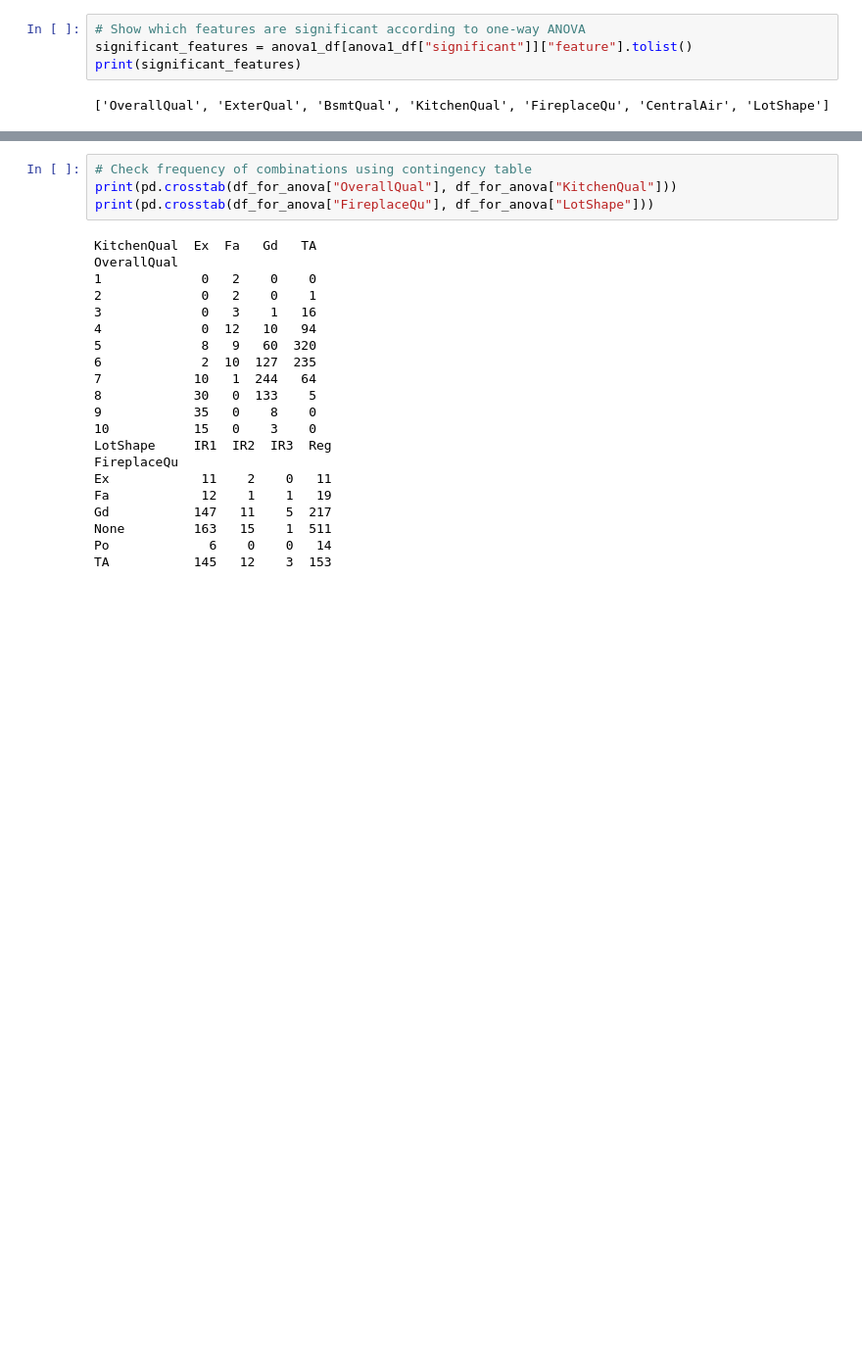
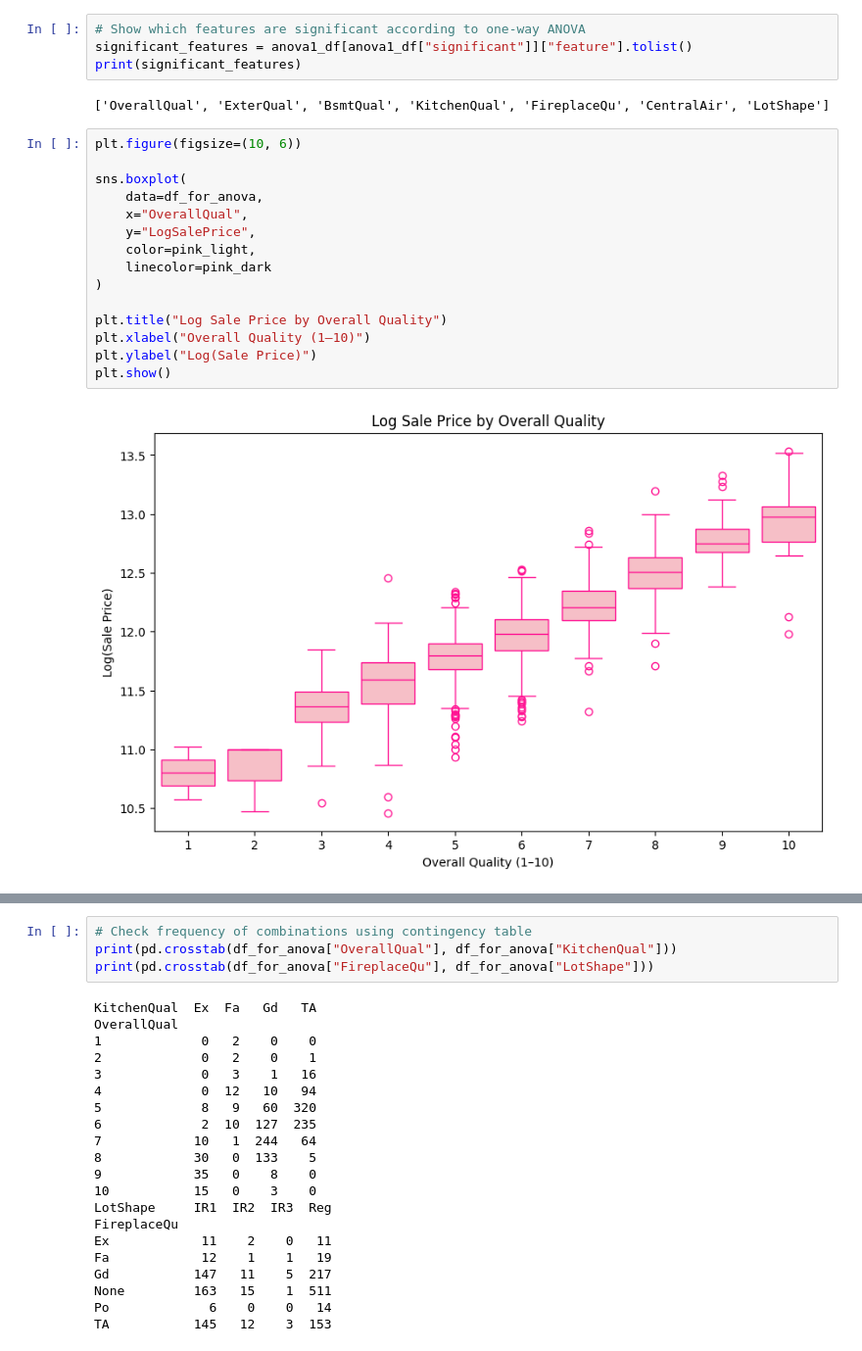
Before and after one commit to em-cd/cstats-project, a Jupyter notebook: project_STUDENTID.ipynb, the cells around one changed output, grey strips where cells are left out. Shown at 98% size. Cells and saved outputs as stored; diff of their text form; blank space fills up the shorter version.

Commit message:
Add some plots for ANOVA

```diff
--- a/project_STUDENTID.ipynb
+++ b/project_STUDENTID.ipynb
@@ -614,6 +614,23 @@ significant_features = anova1_df[anova1_df["significant"]]["feature"].tolist()
 print(significant_features)
 # %% [output]
 ['OverallQual', 'ExterQual', 'BsmtQual', 'KitchenQual', 'FireplaceQu', 'CentralAir', 'LotShape']
+# %%
+plt.figure(figsize=(10, 6))
+
+sns.boxplot(
+    data=df_for_anova,
+    x="OverallQual",
+    y="LogSalePrice",
+    color=pink_light,
+    linecolor=pink_dark
+)
+
+plt.title("Log Sale Price by Overall Quality")
+plt.xlabel("Overall Quality (1–10)")
+plt.ylabel("Log(Sale Price)")
+plt.show()
+# %% [output]
+[figure, added]
 # %%
 # Run 2-way ANOVA on pairs of significant features
 anova2_results = []
```
Also changed, not shown: parts of 7 cells of this notebook.
